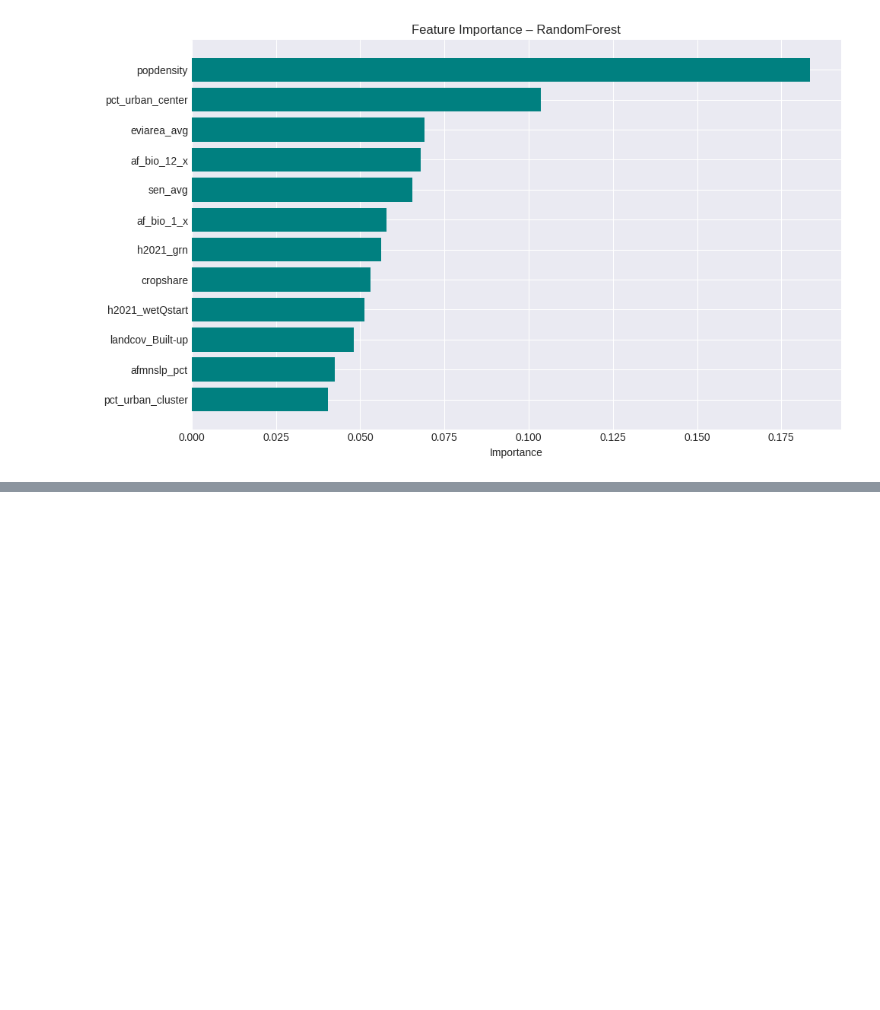
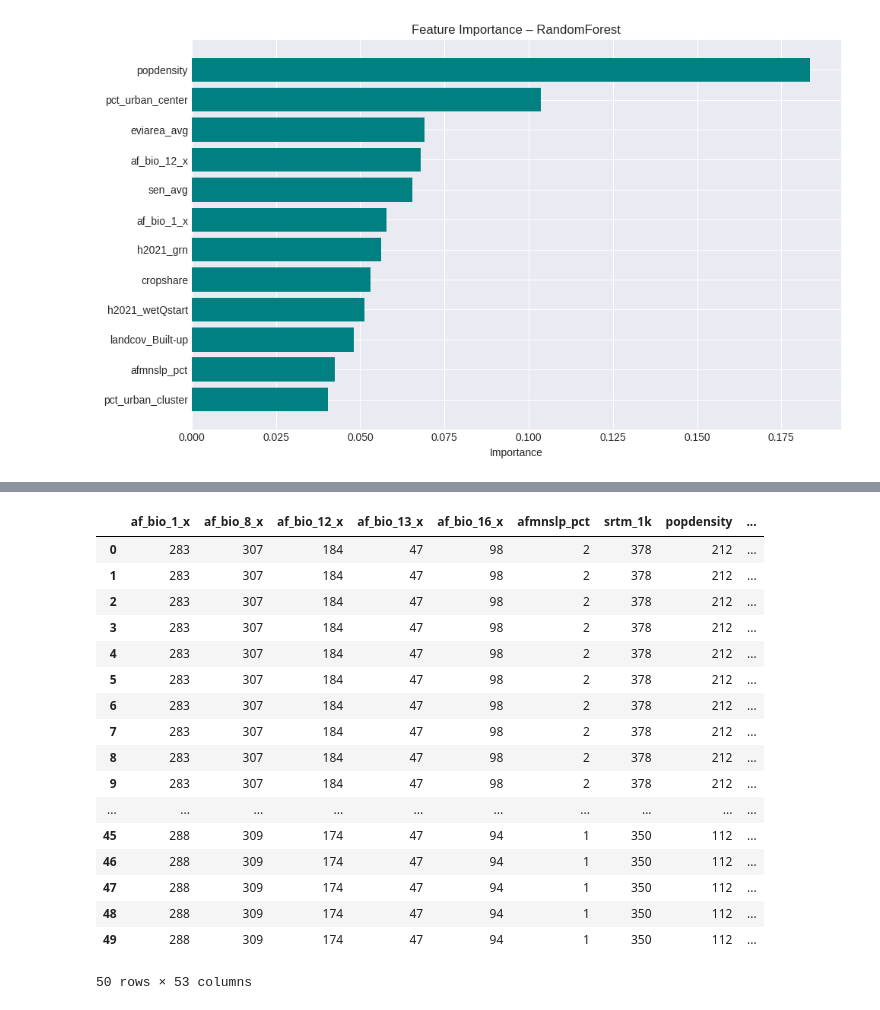
Before and after one commit to birhanumoges/HouseHold_Accessiblity_Analysis, a Jupyter notebook: Analysis_NoteBook/Accessiblity.ipynb, the cells around one changed output, grey strips where cells are left out. Drawn from its saved outputs; the diff is of its cells as text; code cells hidden in the pictures; blank space fills up the shorter version.

```diff
--- a/Analysis_NoteBook/Accessiblity.ipynb
+++ b/Analysis_NoteBook/Accessiblity.ipynb
@@ -1564,0 +1466,21 @@ print(df['Risk_Class'].value_counts())
+# %%
+df_clean.head(50)
+# %% [output]
+|  | af_bio_1_x | af_bio_8_x | af_bio_12_x | af_bio_13_x | af_bio_16_x | afmnslp_pct | srtm_1k | popdensity | ... |
+| 0 | 283 | 307 | 184 | 47 | 98 | 2 | 378 | 212 | ... |
+| 1 | 283 | 307 | 184 | 47 | 98 | 2 | 378 | 212 | ... |
+| 2 | 283 | 307 | 184 | 47 | 98 | 2 | 378 | 212 | ... |
+| 3 | 283 | 307 | 184 | 47 | 98 | 2 | 378 | 212 | ... |
+| 4 | 283 | 307 | 184 | 47 | 98 | 2 | 378 | 212 | ... |
+| 5 | 283 | 307 | 184 | 47 | 98 | 2 | 378 | 212 | ... |
+| 6 | 283 | 307 | 184 | 47 | 98 | 2 | 378 | 212 | ... |
+| 7 | 283 | 307 | 184 | 47 | 98 | 2 | 378 | 212 | ... |
+| 8 | 283 | 307 | 184 | 47 | 98 | 2 | 378 | 212 | ... |
+| 9 | 283 | 307 | 184 | 47 | 98 | 2 | 378 | 212 | ... |
+| ... | ... | ... | ... | ... | ... | ... | ... | ... | ... |
+| 45 | 288 | 309 | 174 | 47 | 94 | 1 | 350 | 112 | ... |
+| 46 | 288 | 309 | 174 | 47 | 94 | 1 | 350 | 112 | ... |
+| 47 | 288 | 309 | 174 | 47 | 94 | 1 | 350 | 112 | ... |
+| 48 | 288 | 309 | 174 | 47 | 94 | 1 | 350 | 112 | ... |
+| 49 | 288 | 309 | 174 | 47 | 94 | 1 | 350 | 112 | ... |
+50 rows × 53 columns
```
Also changed, not shown: parts of 10 cells of this notebook.
